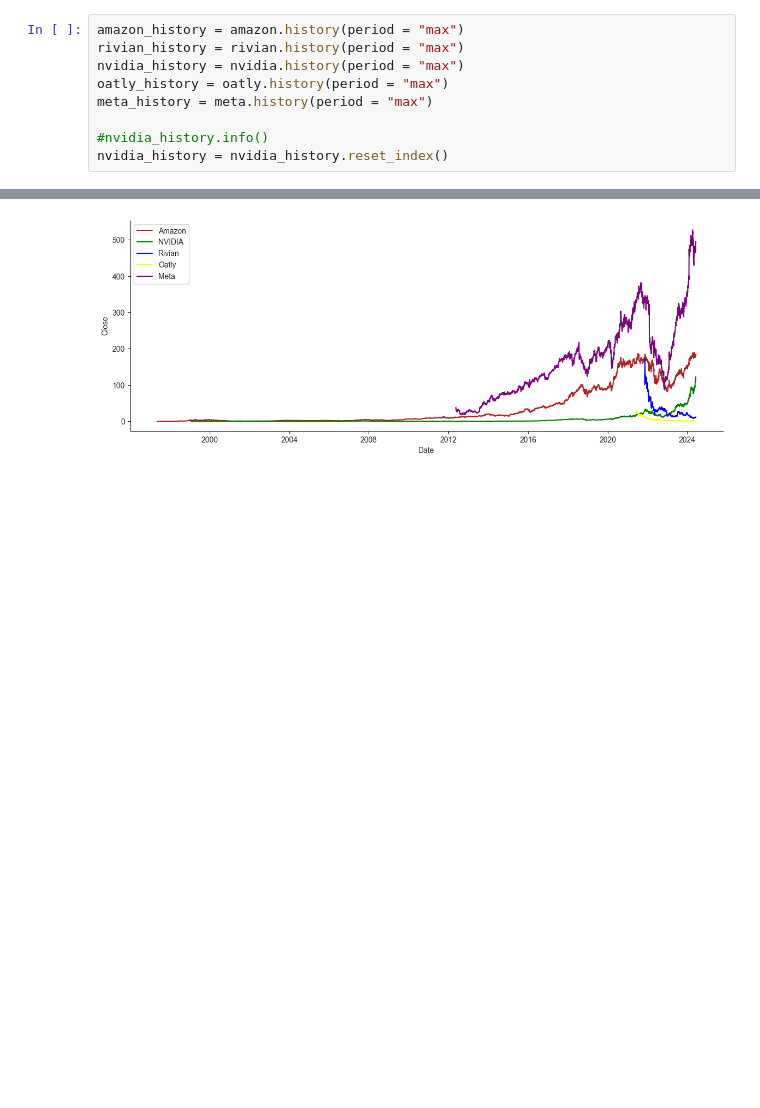
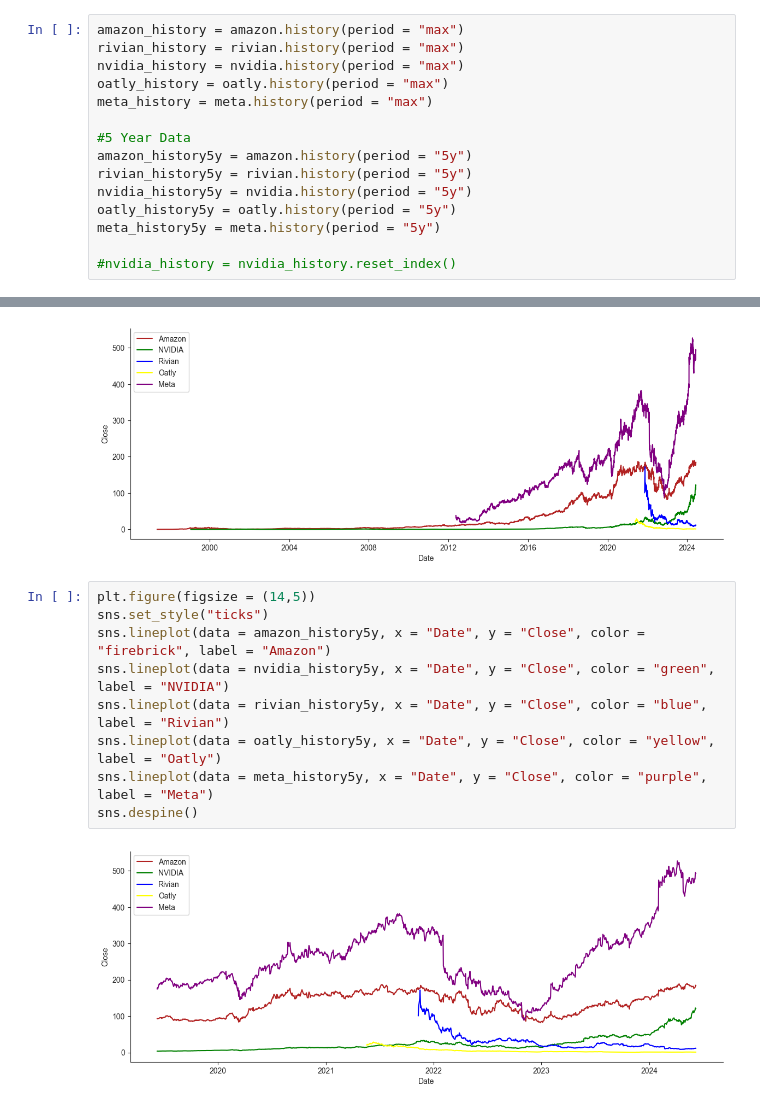
Before and after one commit to drad2042/StockProject, a Jupyter notebook: NewStock.ipynb, the cells around one changed output, grey strips where cells are left out. Cells and saved outputs as stored; diff of their text form; blank space fills up the shorter version.

Commit message:
5y data

```diff
--- a/NewStock.ipynb
+++ b/NewStock.ipynb
@@ -34,8 +34,14 @@ nvidia_history = nvidia.history(period = "max")
 oatly_history = oatly.history(period = "max")
 meta_history = meta.history(period = "max")
 
-#nvidia_history.info()
-nvidia_history = nvidia_history.reset_index()
+#5 Year Data
+amazon_history5y = amazon.history(period = "5y")
+rivian_history5y = rivian.history(period = "5y")
+nvidia_history5y = nvidia.history(period = "5y")
+oatly_history5y = oatly.history(period = "5y")
+meta_history5y = meta.history(period = "5y")
+
+#nvidia_history = nvidia_history.reset_index()
 # %%
 plt.figure(figsize = (14,5))
 sns.set_style("ticks")
@@ -47,3 +53,14 @@ sns.lineplot(data = meta_history, x = "Date", y = "Close", color = "purple", lab
 sns.despine()
 # %% [output]
 [figure]
+# %%
+plt.figure(figsize = (14,5))
+sns.set_style("ticks")
+sns.lineplot(data = amazon_history5y, x = "Date", y = "Close", color = "firebrick", label = "Amazon")
+sns.lineplot(data = nvidia_history5y, x = "Date", y = "Close", color = "green", label = "NVIDIA")
+sns.lineplot(data = rivian_history5y, x = "Date", y = "Close", color = "blue", label = "Rivian")
+sns.lineplot(data = oatly_history5y, x = "Date", y = "Close", color = "yellow", label = "Oatly")
+sns.lineplot(data = meta_history5y, x = "Date", y = "Close", color = "purple", label = "Meta")
+sns.despine()
+# %% [output]
+[figure, added]
```
Also changed, not shown: parts of 1 cell of this notebook.
